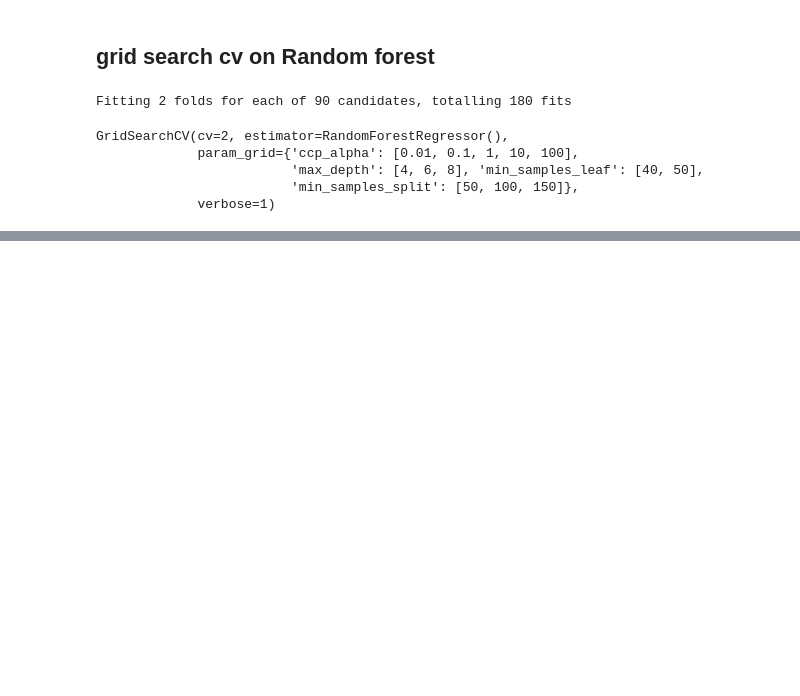
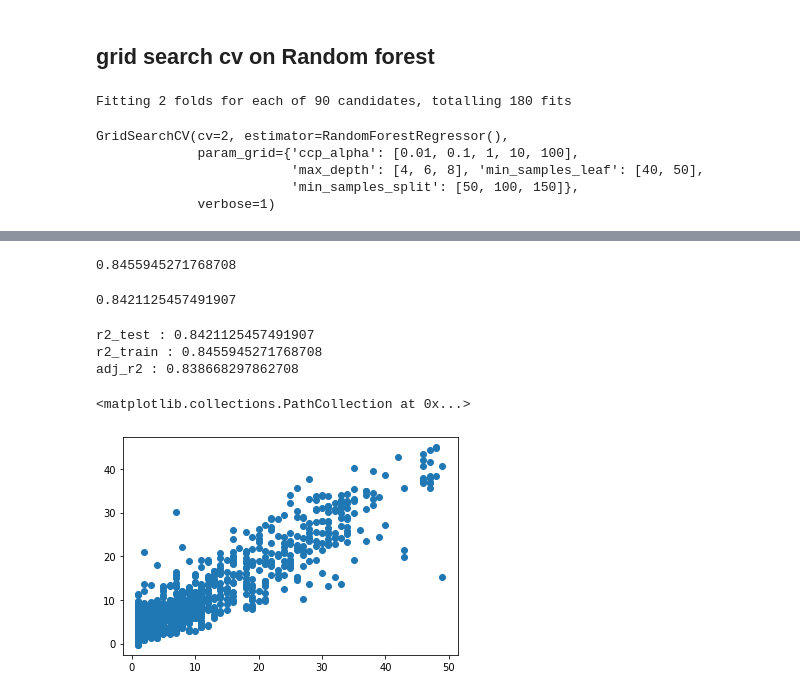
Before and after one commit to Aniket-Satpute/Transport-Demand-Prediction., a Jupyter notebook: Transport_Demand_Prediction_aniket.ipynb, the cells around one changed output, grey strips where cells are left out. Cells and saved outputs as stored; diff of their text form; code cells hidden in the pictures; blank space fills up the shorter version.

```diff
--- a/Transport_Demand_Prediction_aniket.ipynb
+++ b/Transport_Demand_Prediction_aniket.ipynb
@@ -806,0 +812,13 @@ warnings.filterwarnings('ignore')
+# %%
+params = {"min_child_weight":[10,20],
+            'eta': [0.004,0.04,4,40],
+            'colsample_bytree':[0.7],
+            'max_depth': [7,9,11],
+          }
+# %%
+X = data[features].copy()
+y = data['number_of_ticket'].copy()
+
+# X_train, X_test, y_train, y_test = train_test_split(X,y,test_size=0.33, random_state=42)
+reg_gs = GridSearchCV(xgb,param_grid=params, verbose=1,cv=3)
+reg_gs.fit(X, y)
@@ -806,0 +868,33 @@ warnings.filterwarnings('ignore')
+# %%
+reg_optimal_model =reg_gs.best_estimator_
+# %%
+
+
+train_preds = reg_optimal_model.predict(X_train)
+test_preds = reg_optimal_model.predict(X_test)
+# %%
+reg_optimal_model.score(X_train,y_train)
+# %% [output]
+0.8455945271768708
+# %%
+reg_optimal_model.score(X_test,y_test)
+# %% [output]
+0.8421125457491907
+# %%
+#Find R-squared value
+r2_test = r2_score(y_test, test_preds)
+r2_train = r2_score(y_train, train_preds)
+# Find Adjusted R-squared value
+adj_r2=1-(1-r2_score(y_test, test_preds))*((X_test.shape[0]-1)/(X_test.shape[0]-X_test.shape[1]-1))
+print('r2_test :',r2_test)
+print('r2_train :',r2_train)
+print('adj_r2 :',adj_r2)
+# %% [output]
+r2_test : 0.8421125457491907
+r2_train : 0.8455945271768708
+adj_r2 : 0.838668297862708
+# %%
+plt.scatter(y_test,test_preds)
+# %% [output]
+<matplotlib.collections.PathCollection at 0x...>
+[figure, added]
```
Also changed, not shown: parts of 9 cells of this notebook.
